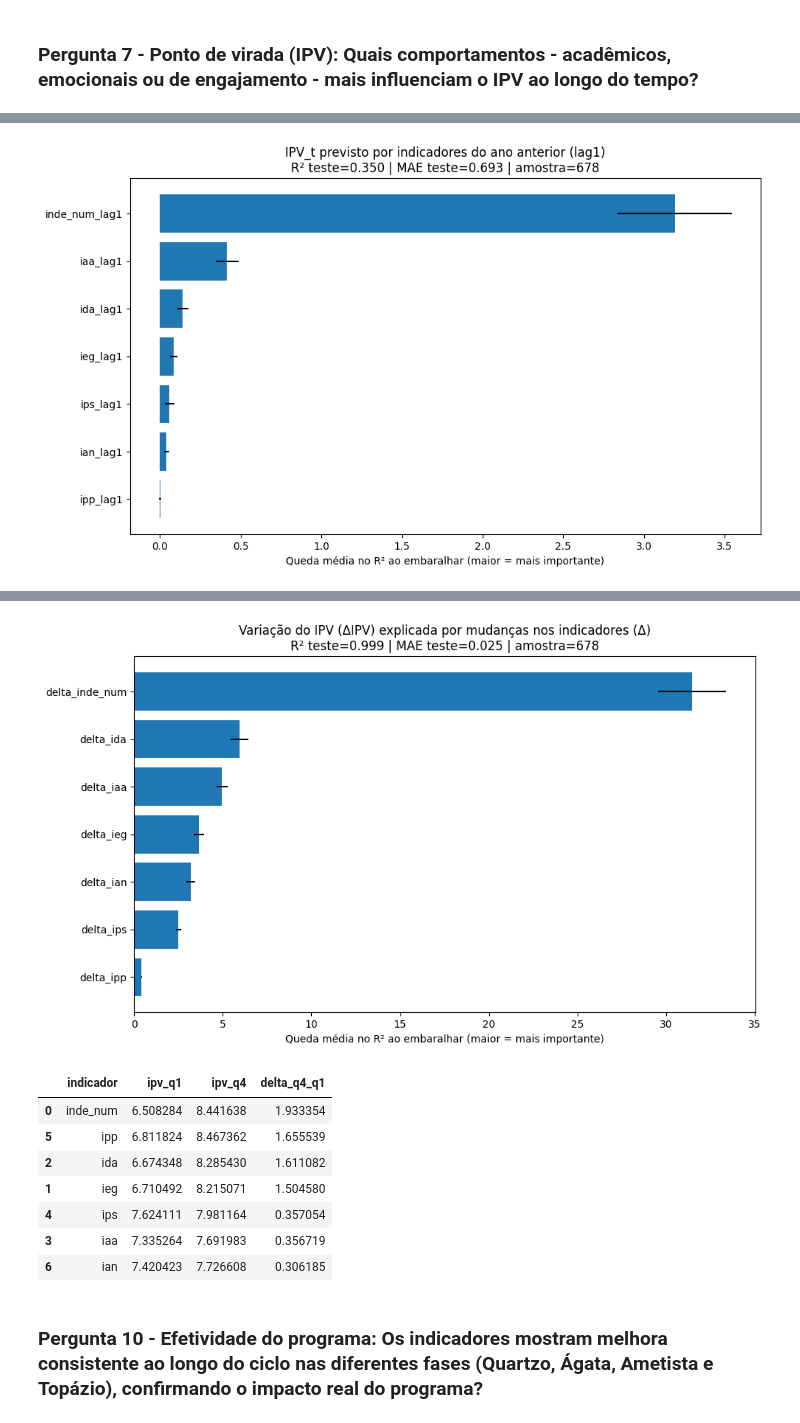
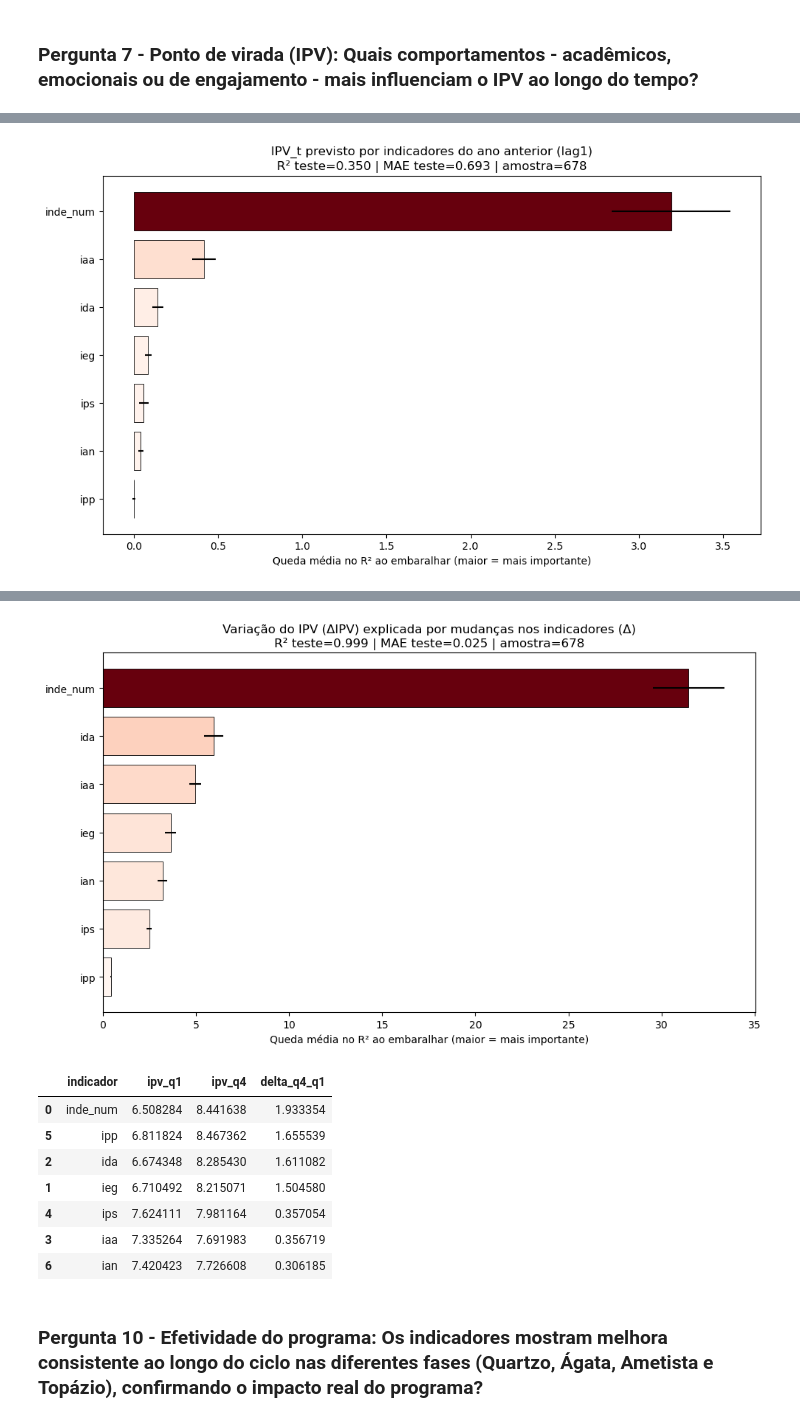
Before and after one commit to vbomura/tc5, a Jupyter notebook: Respostas_Pesquisa/Questoes_7_10.ipynb, the cells around one changed output, grey strips where cells are left out. Cells and saved outputs as stored; diff of their text form; code cells hidden in the pictures.

```diff
--- a/Respostas_Pesquisa/Questoes_7_10.ipynb
+++ b/Respostas_Pesquisa/Questoes_7_10.ipynb
@@ -28,9 +28,7 @@ N_REPEATS_PERM = 20
 TOPN_GRAFICO = 10
 
 # FUNÇÕES AUXILIARES
-
 def normalize_idade(val):
-
     if pd.isna(val):
         return np.nan
 
@@ -46,12 +44,44 @@ def normalize_idade(val):
     except Exception:
         return np.nan
 
+# def save_barh_importance(df_imp, title, out_png=None, topn=10, label_col="feature"):
+#     plot_df = df_imp.head(topn).iloc[::-1]
+#     plt.figure(figsize=(10, 6))
+#     plt.barh(plot_df[label_col], plot_df["importance_mean"], xerr=plot_df["importance_std"],color="#E10600")
+#     plt.xlabel("Queda média no R² ao embaralhar (maior = mais importante)")
+#     plt.title(title)
+#     plt.tight_layout()
 
-def save_barh_importance(df_imp, title, out_png=None, topn=10):
+#     if out_png:
+#         plt.savefig(out_png, dpi=200, bbox_inches="tight")
 
+#     plt.show()
+#     plt.close()
+
+import matplotlib.cm as cm
+import matplotlib.colors as mcolors
+
+def save_barh_importance(df_imp, title, out_png=None, topn=10, label_col="feature"):
     plot_df = df_imp.head(topn).iloc[::-1]
+
     plt.figure(figsize=(10, 6))
-    plt.barh(plot_df["feature"], plot_df["importance_mean"], xerr=plot_df["importance_std"])
+
+    norm = mcolors.Normalize(
+        vmin=plot_df["importance_mean"].min(),
+        vmax=plot_df["importance_mean"].max()
+    )
+
+    colors = cm.Reds(norm(plot_df["importance_mean"]))
+
+    plt.barh(
+        plot_df[label_col],
+        plot_df["importance_mean"],
+        xerr=plot_df["importance_std"],
+        color=colors,
+        edgecolor="black",
+        linewidth=0.6
+    )
+
     plt.xlabel("Queda média no R² ao embaralhar (maior = mais importante)")
     plt.title(title)
     plt.tight_layout()
@@ -64,7 +94,6 @@ def save_barh_importance(df_imp, title, out_png=None, topn=10):
 
 
 def quartil_uplift(df_in, col, target="ipv"):
-
     tmp = df_in[[col, target]].dropna().copy()
     tmp["quartil"] = pd.qcut(tmp[col], 4, duplicates="drop")
     out = tmp.groupby("quartil", observed=False)[target].mean().reset_index()
@@ -81,36 +110,25 @@ def compute_q1_q4_delta(uplift_df, indicador, target_col="ipv"):
     q4 = float(tmp.iloc[-1][target_col])
     return q1, q4, (q4 - q1)
 
+
 # 1) PREP
-
 df = pd.read_excel(CAMINHO_ARQUIVO, sheet_name="Sheet1")
 
 df["idade_num"] = df["idade"].apply(normalize_idade) if "idade" in df.columns else np.nan
 df["inde_num"] = pd.to_numeric(df["inde"], errors="coerce") if "inde" in df.columns else np.nan
 
 # DEFININDO VARIÁVEIS
-# beh_vars = [
-#     "iaa", "ieg", "ips", "ipp", "ida", "ian",
-#     "inde_num", "mat", "por", "ing", "no_av"
-# ]
-
 beh_vars = [
     "iaa", "ieg", "ips", "ipp", "ida", "ian",
     "inde_num"
 ]
-
 beh_vars = [c for c in beh_vars if c in df.columns]
-
-# control_vars = [c for c in ["idade_num", "ano_ingresso"] if c in df.columns]
 
 df_long = df.sort_values(["ra", "ano_aba"]).copy()
 
 # cria lag1 dos comportamentos
 for c in beh_vars:
     df_long[f"{c}_lag1"] = df_long.groupby("ra")[c].shift(1)
-
-# dataset apenas com linhas que têm ano anterior
-# lag_features = [f"{c}_lag1" for c in beh_vars] + control_vars
 
 lag_features = [f"{c}_lag1" for c in beh_vars]
 
@@ -144,7 +162,6 @@ model_lag = Pipeline([
 ])
 
 # 2) MODELO LAG1 + IMPORTÂNCIA
-
 model_lag.fit(X_train, y_train)
 pred = model_lag.predict(X_test)
 
@@ -161,29 +178,28 @@ perm_lag = permutation_importance(
 imp_lag = (pd.DataFrame({
     "feature": lag_features,
     "importance_mean": perm_lag.importances_mean,
-    "importance_std": perm_lag.importances_std
+    "importance_std": perm_lag.importances_std,
 })
 .sort_values("importance_mean", ascending=False)
 .reset_index(drop=True))
+
+imp_lag["feature_clean"] = imp_lag["feature"].str.replace(r"_lag1$", "", regex=True)
 
 title_lag = (
     "IPV_t previsto por indicadores do ano anterior (lag1)\n"
     f"R² teste={r2_lag:.3f} | MAE teste={mae_lag:.3f} | amostra={len(lag_data)}"
 )
 
-display(imp_lag.head(10))
-save_barh_importance(imp_lag, title_lag, out_png=None, topn=TOPN_GRAFICO)
+display(imp_lag[["feature_clean", "importance_mean", "importance_std"]].head(10))
+save_barh_importance(imp_lag, title_lag, out_png=None, topn=TOPN_GRAFICO, label_col="feature_clean")
 
 
 # 3) MODELO DELTA (ΔIPV) + IMPORTÂNCIA
-
 df_long["ipv_lag1"] = df_long.groupby("ra")[target].shift(1)
 df_long["delta_ipv"] = df_long[target] - df_long["ipv_lag1"]
 
 for c in beh_vars:
     df_long[f"delta_{c}"] = df_long[c] - df_long[f"{c}_lag1"]
-
-# delta_features = [f"delta_{c}" for c in beh_vars] + [c for c in ["defasagem", "ano_aba"] if c in df_long.columns]
 
 delta_features = [f"delta_{c}" for c in beh_vars]
 
@@ -232,17 +248,18 @@ imp_delta = (pd.DataFrame({
 .sort_values("importance_mean", ascending=False)
 .reset_index(drop=True))
 
+imp_delta["feature_clean"] = imp_delta["feature"].str.replace(r"^delta_", "", regex=True)
+
 title_delta = (
     "Variação do IPV (ΔIPV) explicada por mudanças nos indicadores (Δ)\n"
     f"R² teste={r2_delta:.3f} | MAE teste={mae_delta:.3f} | amostra={len(delta_data)}"
 )
 
-display(imp_delta.head(10))
-save_barh_importance(imp_delta, title_delta, out_png=None, topn=TOPN_GRAFICO)
+display(imp_delta[["feature_clean", "importance_mean", "importance_std"]].head(10))
+save_barh_importance(imp_delta, title_delta, out_png=None, topn=TOPN_GRAFICO, label_col="feature_clean")
 
 
 # 4) UPLIFT POR QUARTIS (efeito degrau)
-
 uplift_cols = [c for c in ["inde_num", "ieg", "ida", "iaa", "ips", "ipp", "ian"] if c in df.columns]
 
 uplift_list = [quartil_uplift(df, c, target=target) for c in uplift_cols]
@@ -255,6 +272,5 @@ for c in uplift_cols:
     resumo.append([c, q1, q4, delta])
 
 resumo_df = pd.DataFrame(resumo, columns=["indicador", "ipv_q1", "ipv_q4", "delta_q4_q1"])
-
 display(resumo_df.sort_values("delta_q4_q1", ascending=False))
 # %% [output]
@@ -269 +285 @@ display(resumo_df.sort_values("delta_q4_q1", ascending=False))
-[figure, old version]
+[figure, new version]
@@ -278,4 +294,4 @@ display(resumo_df.sort_values("delta_q4_q1", ascending=False))
-[figure, old version]
+[figure, new version]
 |  | indicador | ipv_q1 | ipv_q4 | delta_q4_q1 |
 | 0 | inde_num | 6.508284 | 8.441638 | 1.933354 |
 | 5 | ipp | 6.811824 | 8.467362 | 1.655539 |
```
Also changed, not shown: parts of 5 cells of this notebook.
